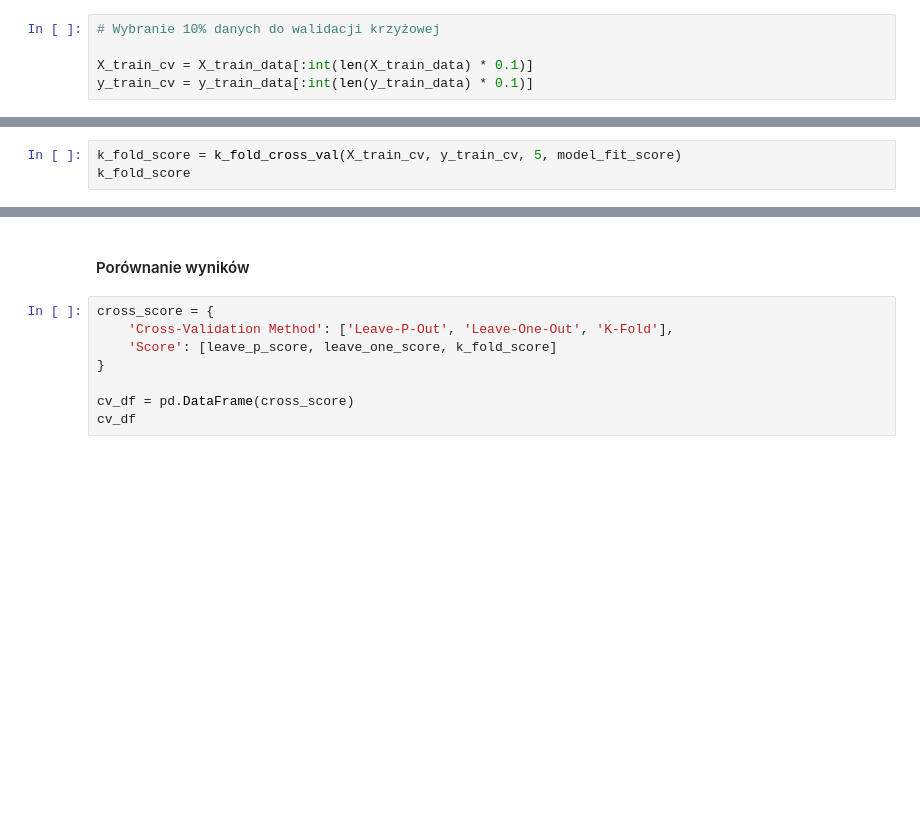
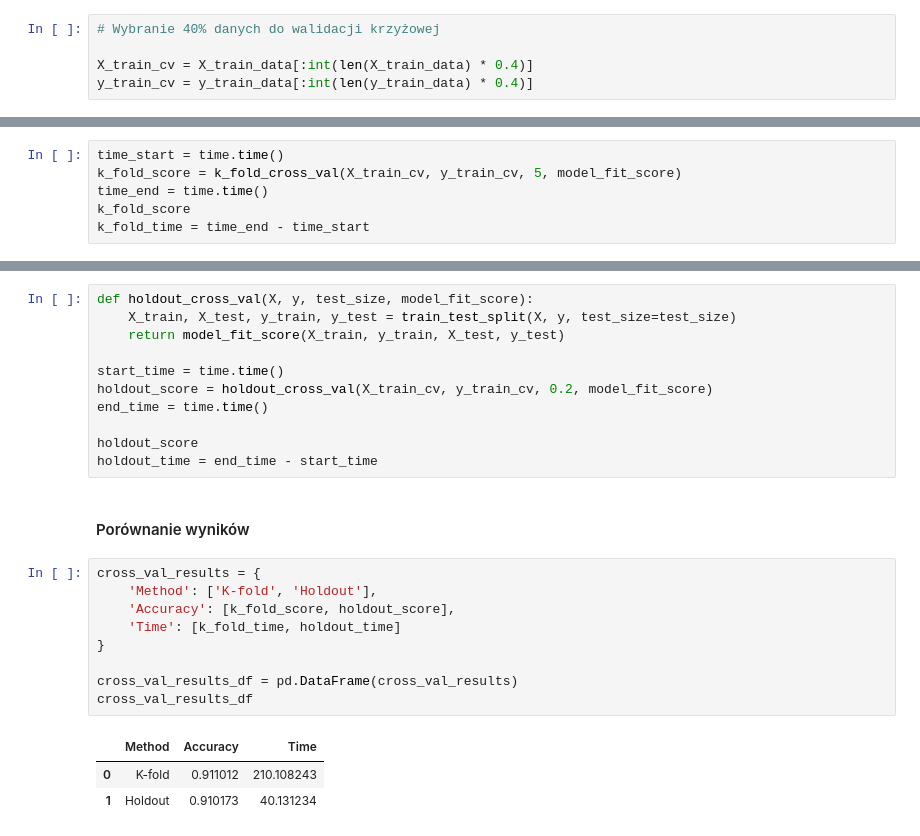
Before and after one commit to 3ldad/MOW2_Proj1, a Jupyter notebook: Analizy.ipynb, the cells around one changed output, grey strips where cells are left out. Saved outputs shown, nothing was run; the diff lists cells and outputs as text; blank space fills up the shorter version.

```diff
--- a/Analizy.ipynb
+++ b/Analizy.ipynb
@@ -1383,6 +1389,6 @@ def model_fit_score(X_train, y_train, X_test, y_test):
 # %%
-# Wybranie 10% danych do walidacji krzyżowej
+# Wybranie 40% danych do walidacji krzyżowej
 
-X_train_cv = X_train_data[:int(len(X_train_data) * 0.1)]
-y_train_cv = y_train_data[:int(len(y_train_data) * 0.1)]
+X_train_cv = X_train_data[:int(len(X_train_data) * 0.4)]
+y_train_cv = y_train_data[:int(len(y_train_data) * 0.4)]
 # %%
@@ -1435,5 +1443,8 @@ def k_fold_cross_val(X, y, k, model_fit_score):
     # Return the average score
     return np.mean(scores)
 # %%
+time_start = time.time()
 k_fold_score = k_fold_cross_val(X_train_cv, y_train_cv, 5, model_fit_score)
+time_end = time.time()
 k_fold_score
+k_fold_time = time_end - time_start
@@ -1440,10 +1453,26 @@ k_fold_score
+# %%
+def holdout_cross_val(X, y, test_size, model_fit_score):
+    X_train, X_test, y_train, y_test = train_test_split(X, y, test_size=test_size)
+    return model_fit_score(X_train, y_train, X_test, y_test)
+
+start_time = time.time()
+holdout_score = holdout_cross_val(X_train_cv, y_train_cv, 0.2, model_fit_score)
+end_time = time.time()
+
+holdout_score
+holdout_time = end_time - start_time
 # %% [markdown]
 #### Porównanie wyników
 # %%
-cross_score = {
-    'Cross-Validation Method': ['Leave-P-Out', 'Leave-One-Out', 'K-Fold'],
-    'Score': [leave_p_score, leave_one_score, k_fold_score]
+cross_val_results = {
+    'Method': ['K-fold', 'Holdout'],
+    'Accuracy': [k_fold_score, holdout_score],
+    'Time': [k_fold_time, holdout_time]
 }
 
-cv_df = pd.DataFrame(cross_score)
-cv_df
+cross_val_results_df = pd.DataFrame(cross_val_results)
+cross_val_results_df
+# %% [output]
+|  | Method | Accuracy | Time |
+| 0 | K-fold | 0.911012 | 210.108243 |
+| 1 | Holdout | 0.910173 | 40.131234 |
```
Also changed, not shown: parts of 40 cells of this notebook, 1 other file.
